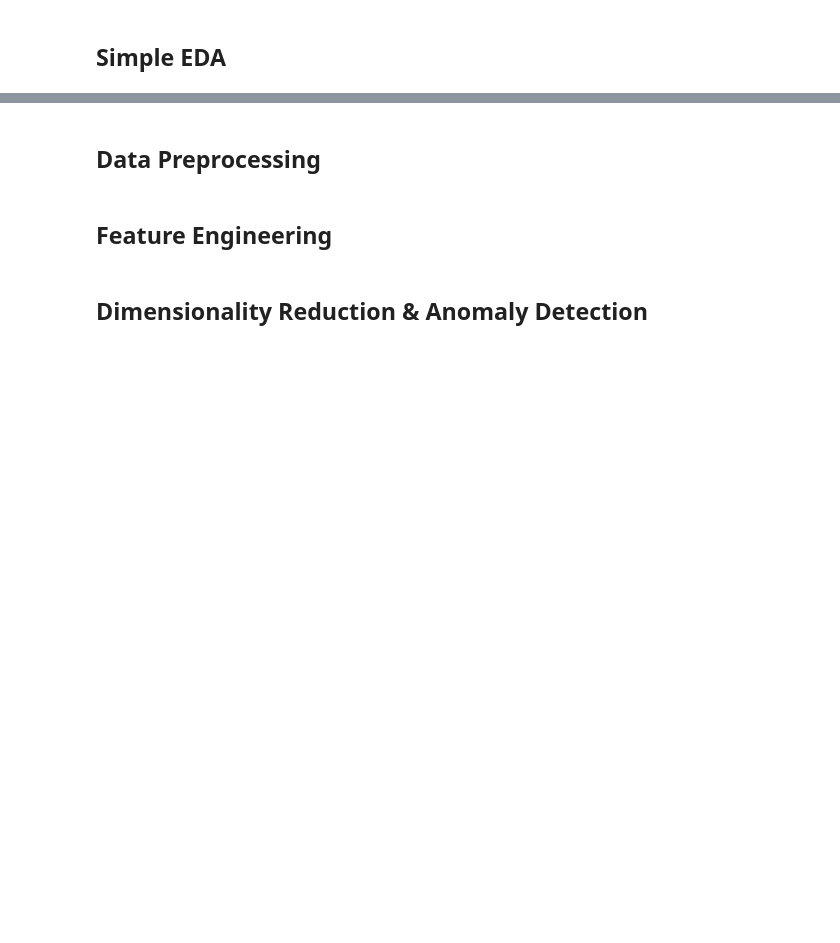
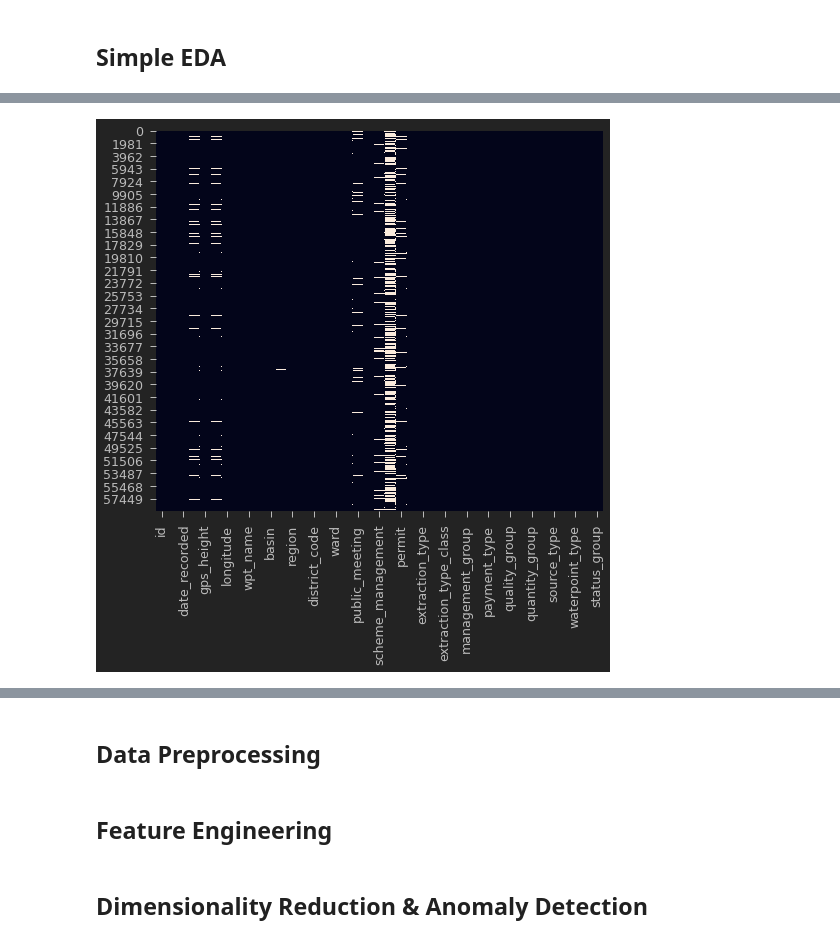
Before and after one commit to kryvokhyzha/kau-ml-midterm-2, a Jupyter notebook: notebooks/main.ipynb, the cells around one changed output, grey strips where cells are left out. Drawn from its saved outputs; the diff is of its cells as text; code cells hidden in the pictures; blank space fills up the shorter version.

```diff
--- a/notebooks/main.ipynb
+++ b/notebooks/main.ipynb
@@ -60,0 +133,4 @@ min id=0; max id=74247
+# %%
+sns.heatmap(df_train.isnull(), cbar=False);
+# %% [output]
+[figure, added]
```
Also changed, not shown: parts of 37 cells of this notebook, 2 other files.
